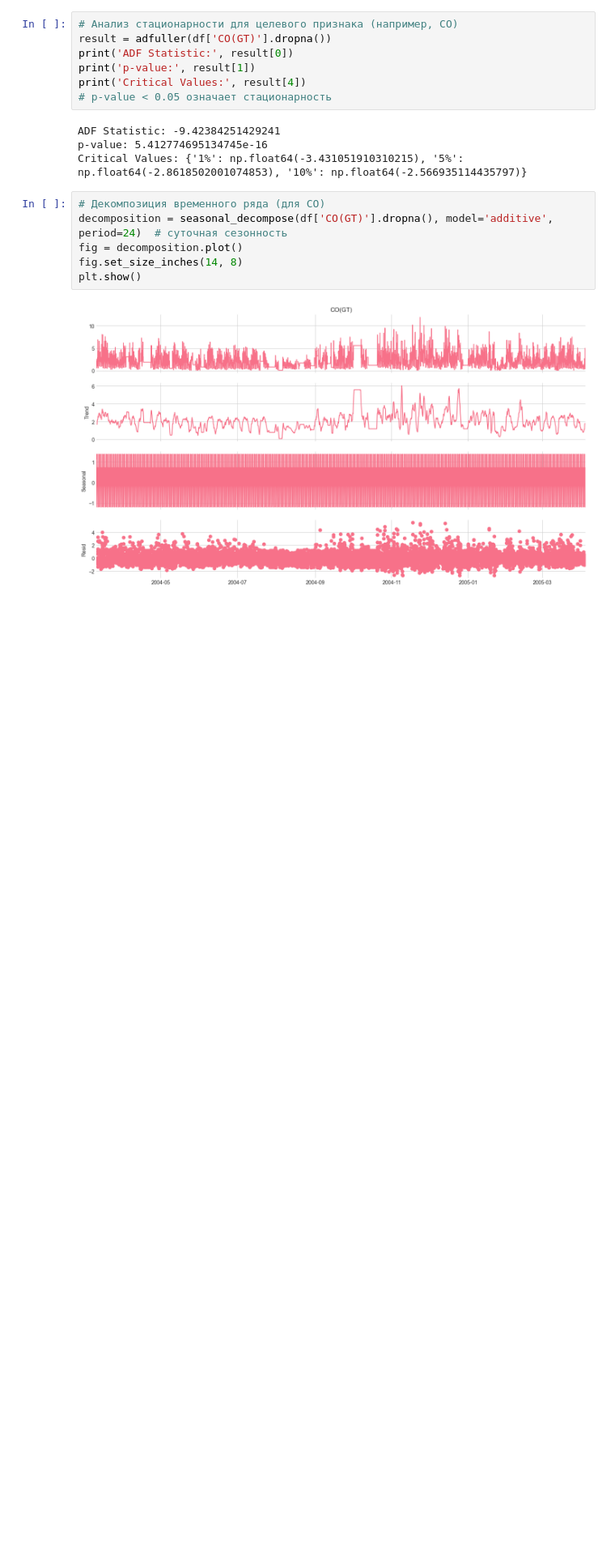
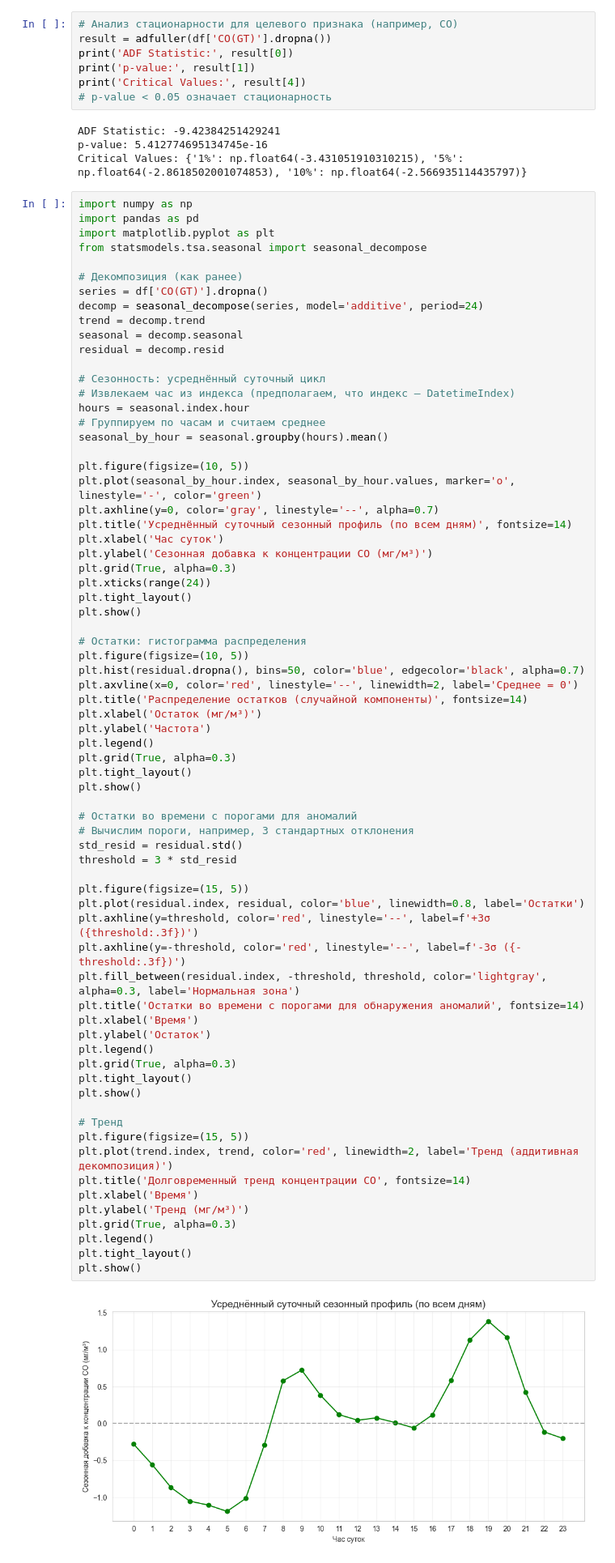
Before and after one commit to zhenyavoronin97-collab/DS, a Jupyter notebook: HW6/HW6.ipynb, the cells around one changed output. Shown at 81% size. Drawn from its saved outputs; the diff is of its cells as text; blank space fills up the shorter version.

```diff
--- a/HW6/HW6.ipynb
+++ b/HW6/HW6.ipynb
@@ -195,10 +195,74 @@ ADF Statistic: -9.42384251429241
 p-value: 5.412774695134745e-16
 Critical Values: {'1%': np.float64(-3.431051910310215), '5%': np.float64(-2.8618502001074853), '10%': np.float64(-2.566935114435797)}
 # %%
-# Декомпозиция временного ряда (для CO)
-decomposition = seasonal_decompose(df['CO(GT)'].dropna(), model='additive', period=24)  # суточная сезонность
-fig = decomposition.plot()
-fig.set_size_inches(14, 8)
+import numpy as np
+import pandas as pd
+import matplotlib.pyplot as plt
+from statsmodels.tsa.seasonal import seasonal_decompose
+
+# Декомпозиция (как ранее)
+series = df['CO(GT)'].dropna()
+decomp = seasonal_decompose(series, model='additive', period=24)
+trend = decomp.trend
+seasonal = decomp.seasonal
+residual = decomp.resid
+
+# Сезонность: усреднённый суточный цикл
+# Извлекаем час из индекса (предполагаем, что индекс — DatetimeIndex)
+hours = seasonal.index.hour
+# Группируем по часам и считаем среднее
+seasonal_by_hour = seasonal.groupby(hours).mean()
+
+plt.figure(figsize=(10, 5))
+plt.plot(seasonal_by_hour.index, seasonal_by_hour.values, marker='o', linestyle='-', color='green')
+plt.axhline(y=0, color='gray', linestyle='--', alpha=0.7)
+plt.title('Усреднённый суточный сезонный профиль (по всем дням)', fontsize=14)
+plt.xlabel('Час суток')
+plt.ylabel('Сезонная добавка к концентрации CO (мг/м³)')
+plt.grid(True, alpha=0.3)
+plt.xticks(range(24))
+plt.tight_layout()
 plt.show()
+
+# Остатки: гистограмма распределения
+plt.figure(figsize=(10, 5))
+plt.hist(residual.dropna(), bins=50, color='blue', edgecolor='black', alpha=0.7)
+plt.axvline(x=0, color='red', linestyle='--', linewidth=2, label='Среднее = 0')
+plt.title('Распределение остатков (случайной компоненты)', fontsize=14)
+plt.xlabel('Остаток (мг/м³)')
+plt.ylabel('Частота')
+plt.legend()
+plt.grid(True, alpha=0.3)
+plt.tight_layout()
+plt.show()
+
+# Остатки во времени с порогами для аномалий
+# Вычислим пороги, например, 3 стандартных отклонения
+std_resid = residual.std()
+threshold = 3 * std_resid
+
+plt.figure(figsize=(15, 5))
+plt.plot(residual.index, residual, color='blue', linewidth=0.8, label='Остатки')
+plt.axhline(y=threshold, color='red', linestyle='--', label=f'+3σ ({threshold:.3f})')
+plt.axhline(y=-threshold, color='red', linestyle='--', label=f'-3σ ({-threshold:.3f})')
+plt.fill_between(residual.index, -threshold, threshold, color='lightgray', alpha=0.3, label='Нормальная зона')
+plt.title('Остатки во времени с порогами для обнаружения аномалий', fontsize=14)
+plt.xlabel('Время')
+plt.ylabel('Остаток')
+plt.legend()
+plt.grid(True, alpha=0.3)
+plt.tight_layout()
+plt.show()
+
+# Тренд
+plt.figure(figsize=(15, 5))
+plt.plot(trend.index, trend, color='red', linewidth=2, label='Тренд (аддитивная декомпозиция)')
+plt.title('Долговременный тренд концентрации CO', fontsize=14)
+plt.xlabel('Время')
+plt.ylabel('Тренд (мг/м³)')
+plt.grid(True, alpha=0.3)
+plt.legend()
+plt.tight_layout()
+plt.show()
 # %% [output]
-[figure, old version]
+[figure, new version]
```
Also changed, not shown: parts of 18 cells of this notebook.
